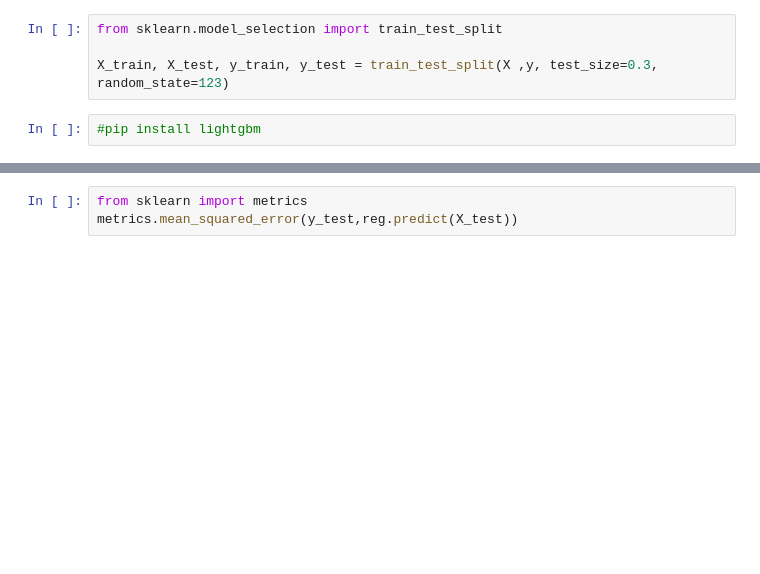
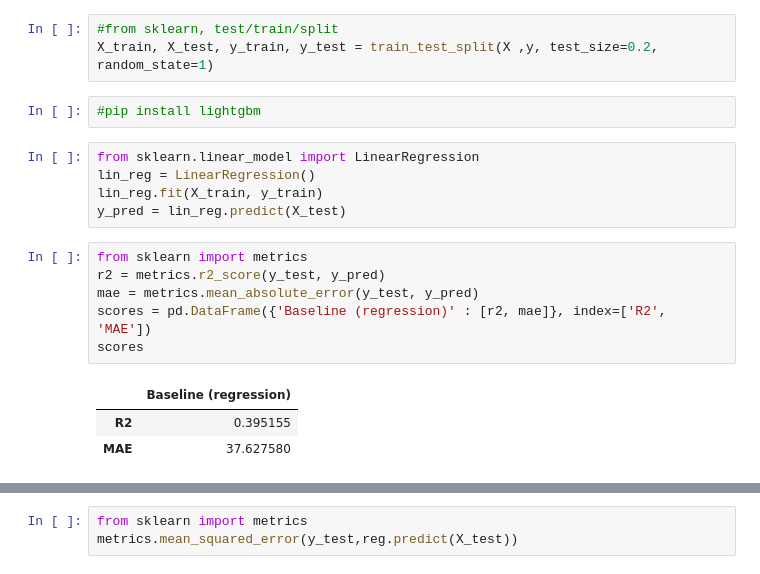
Before and after one commit to jeff-mos-def/backup_resume, a Jupyter notebook: JupyterNotebook/AmsterdamABNB/AmsterdamABNB.ipynb, the cells around one changed output, grey strips where cells are left out. Cells and saved outputs as stored; diff of their text form; blank space fills up the shorter version.

```diff
--- a/JupyterNotebook/AmsterdamABNB/AmsterdamABNB.ipynb
+++ b/JupyterNotebook/AmsterdamABNB/AmsterdamABNB.ipynb
@@ -181,8 +185,22 @@ X = df.drop(['price'], axis=1)
 
 y = df['price']
 # %%
-from sklearn.model_selection import train_test_split
-
-X_train, X_test, y_train, y_test = train_test_split(X ,y, test_size=0.3, random_state=123)
+#from sklearn, test/train/split
+X_train, X_test, y_train, y_test = train_test_split(X ,y, test_size=0.2, random_state=1)
 # %%
 #pip install lightgbm
+# %%
+from sklearn.linear_model import LinearRegression
+lin_reg = LinearRegression()
+lin_reg.fit(X_train, y_train)
+y_pred = lin_reg.predict(X_test)
+# %%
+from sklearn import metrics
+r2 = metrics.r2_score(y_test, y_pred)
+mae = metrics.mean_absolute_error(y_test, y_pred)
+scores = pd.DataFrame({'Baseline (regression)' : [r2, mae]}, index=['R2', 'MAE'])
+scores
+# %% [output]
+|  | Baseline (regression) |
+| R2 | 0.395155 |
+| MAE | 37.627580 |
```
Also changed, not shown: parts of 14 cells of this notebook, 1 other file.
